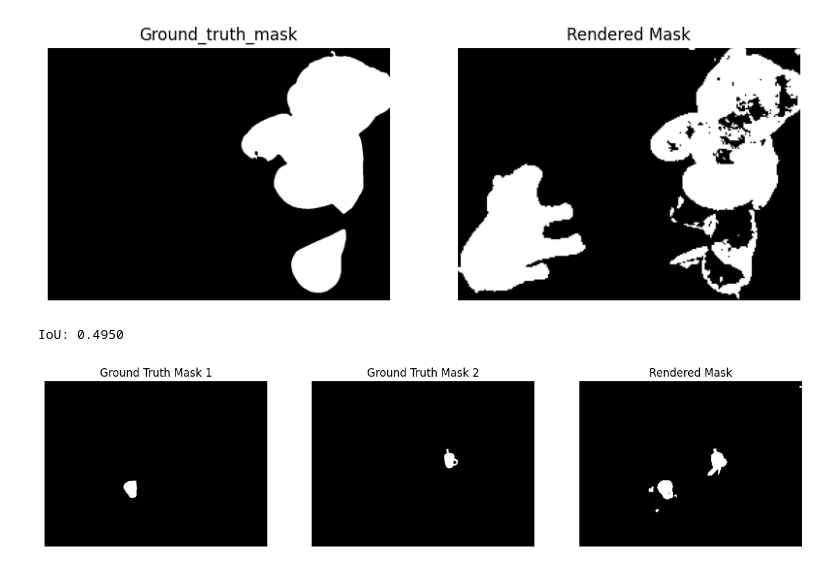
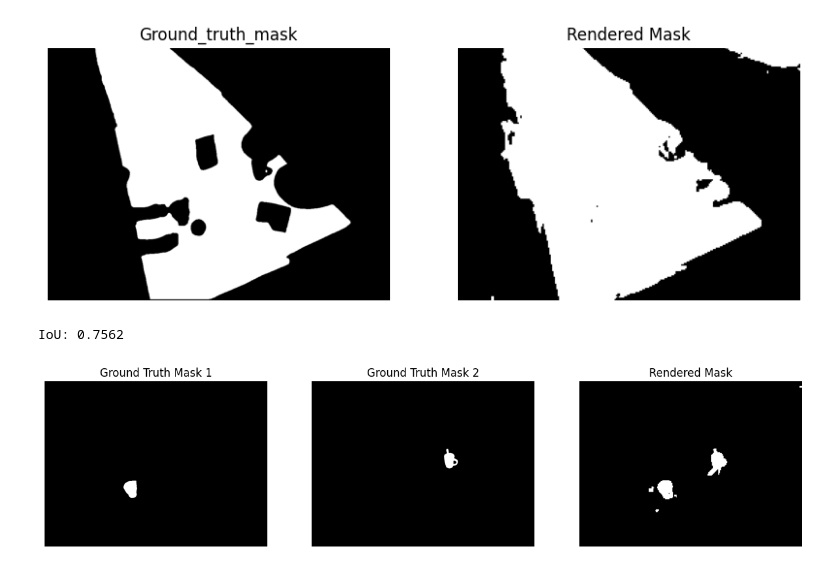
Before and after one commit to siddharthdesai06/DimSegNet, a Jupyter notebook: testing.ipynb, the cells around one changed output. Cells and saved outputs as stored; diff of their text form; code cells hidden in the pictures.

```diff
--- a/testing.ipynb
+++ b/testing.ipynb
@@ -42,36 +42,36 @@ def calculate_iou_from_paths(mask1_path, mask2_path):
     h, w = mask1.shape  # Get height and width of first mask
 
     # Load second mask with resizing to match first mask's size
     mask2 = load_binary_mask(mask2_path, target_size=(w, h))
 
     # Compute IoU
     intersection = np.logical_and(mask1, mask2)
     union = np.logical_or(mask1, mask2)
 
     iou = np.sum(intersection) / np.sum(union) if np.sum(union) > 0 else 0  # Avoid division by zero
     fig,axes = plt.subplots(1,2, figsize=(10,5))
     axes[0].imshow(mask1, cmap="gray")
     axes[0].set_title("Ground_truth_mask")
     axes[0].axis("off")
 
     axes[1].imshow(mask2, cmap="gray")
     axes[1].set_title("Rendered Mask")
     axes[1].axis("off")
 
     plt.show()
 
 
     return iou
 
 # Example usage:
-mask1_path = "/home/siddharth/siddharth/thesis/Yolo_segmentation/masks/teddy bear_1671143717.png"
+mask1_path = "masks/table_1671043827.png"
 mask2_path = "/home/siddharth/siddharth/thesis/Yolo_segmentation/test_0.jpg"
 
 iou_value = calculate_iou_from_paths(mask1_path, mask2_path)
 print(f"IoU: {iou_value:.4f}")
 # %% [output]
-[figure, old version]
+[figure, new version]
-IoU: 0.4950
+IoU: 0.7562
 # %%
 import numpy as np
 from PIL import Image
```
Also changed, not shown: 1 other file.
